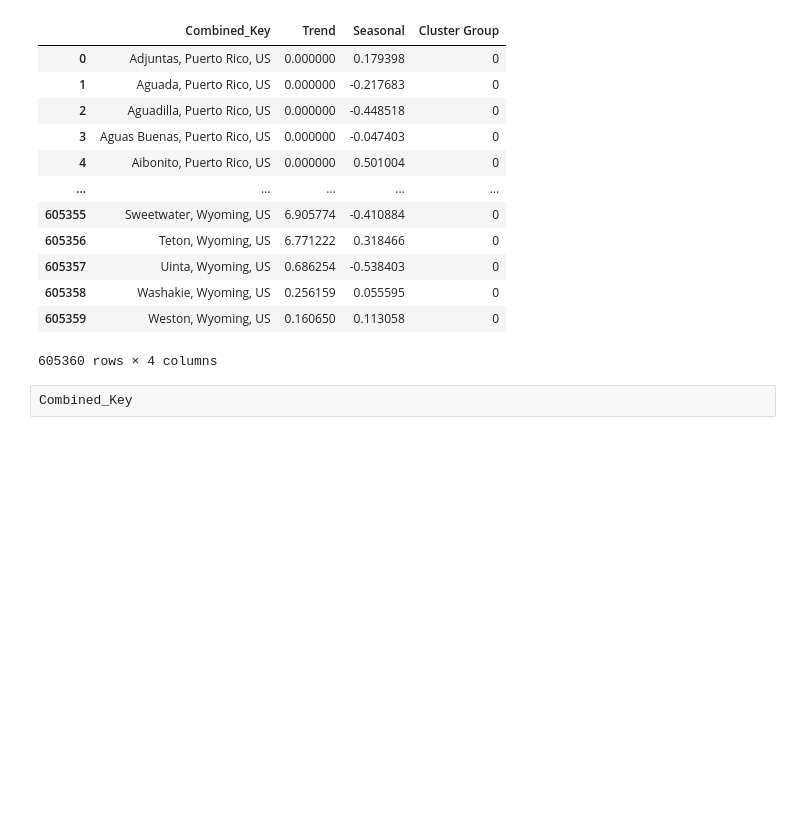
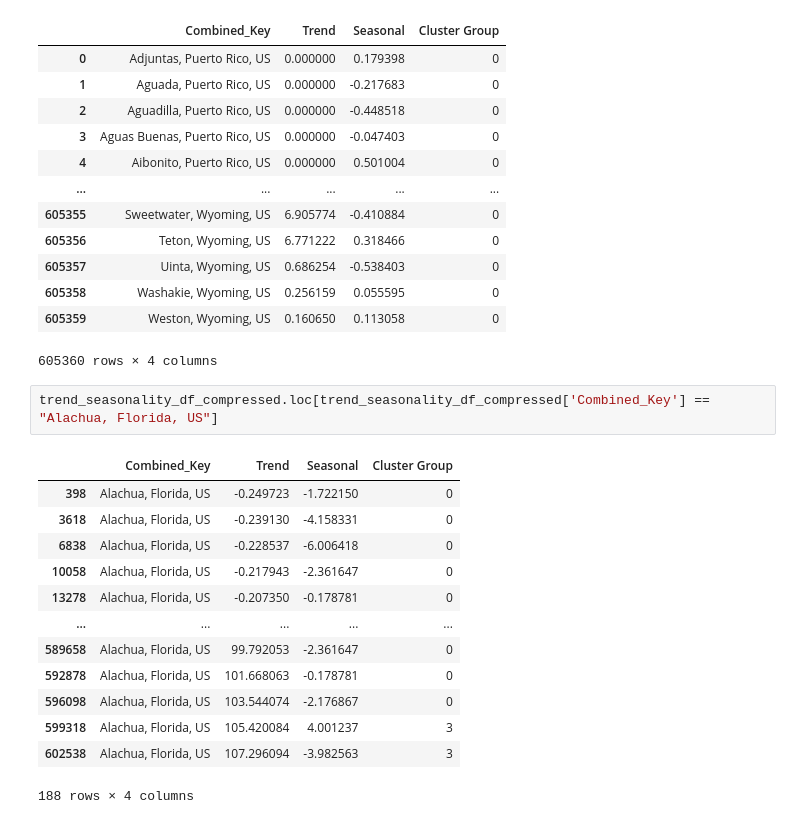
Before and after one commit to gandhimonil9823/Covid_Stock_Analysis, a Jupyter notebook: Covid_Stock.ipynb, the cells around one changed output. Saved outputs shown, nothing was run; the diff lists cells and outputs as text; blank space fills up the shorter version.

```diff
--- a/Covid_Stock.ipynb
+++ b/Covid_Stock.ipynb
@@ -826,5 +852,19 @@ trend_seasonality_df_compressed
 | 605358 | Washakie, Wyoming, US | 0.256159 | 0.055595 | 0 |
 | 605359 | Weston, Wyoming, US | 0.160650 | 0.113058 | 0 |
 605360 rows × 4 columns
-# %%
-Combined_Key
+# %%
+trend_seasonality_df_compressed.loc[trend_seasonality_df_compressed['Combined_Key'] == "Alachua, Florida, US"]
+# %% [output]
+|  | Combined_Key | Trend | Seasonal | Cluster Group |
+| 398 | Alachua, Florida, US | -0.249723 | -1.722150 | 0 |
+| 3618 | Alachua, Florida, US | -0.239130 | -4.158331 | 0 |
+| 6838 | Alachua, Florida, US | -0.228537 | -6.006418 | 0 |
+| 10058 | Alachua, Florida, US | -0.217943 | -2.361647 | 0 |
+| 13278 | Alachua, Florida, US | -0.207350 | -0.178781 | 0 |
+| ... | ... | ... | ... | ... |
+| 589658 | Alachua, Florida, US | 99.792053 | -2.361647 | 0 |
+| 592878 | Alachua, Florida, US | 101.668063 | -0.178781 | 0 |
+| 596098 | Alachua, Florida, US | 103.544074 | -2.176867 | 0 |
+| 599318 | Alachua, Florida, US | 105.420084 | 4.001237 | 3 |
+| 602538 | Alachua, Florida, US | 107.296094 | -3.982563 | 3 |
+188 rows × 4 columns
```
Also changed, not shown: parts of 3 cells of this notebook.
